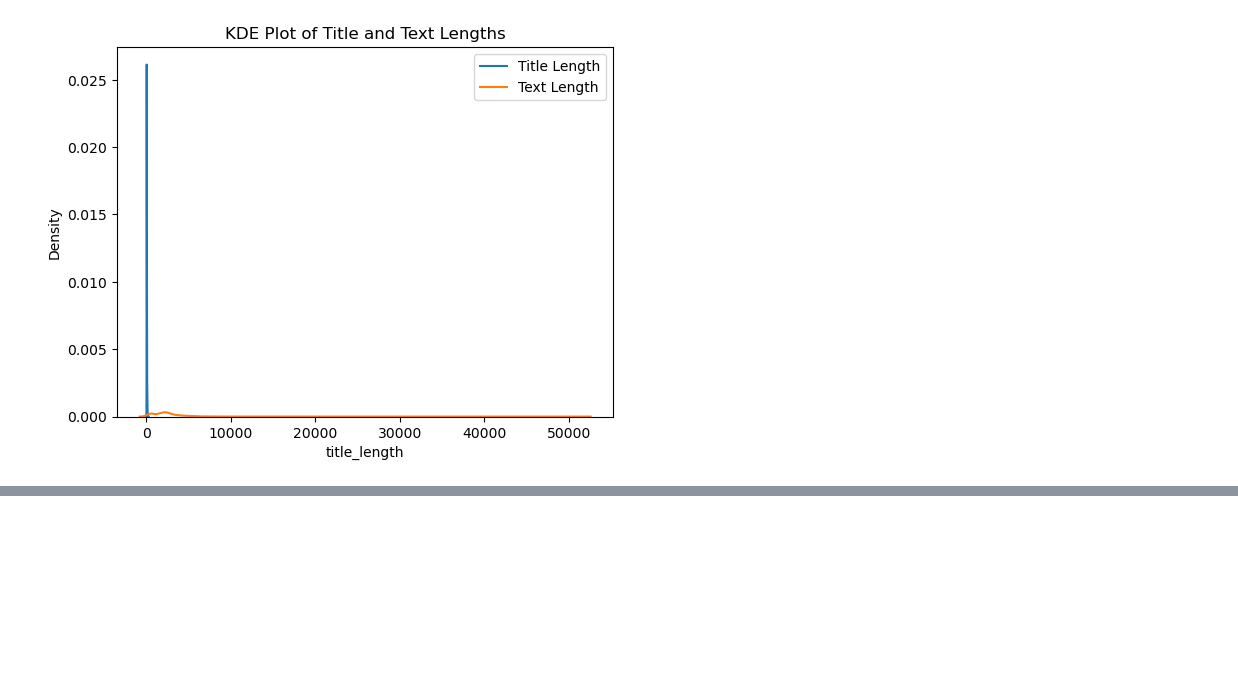
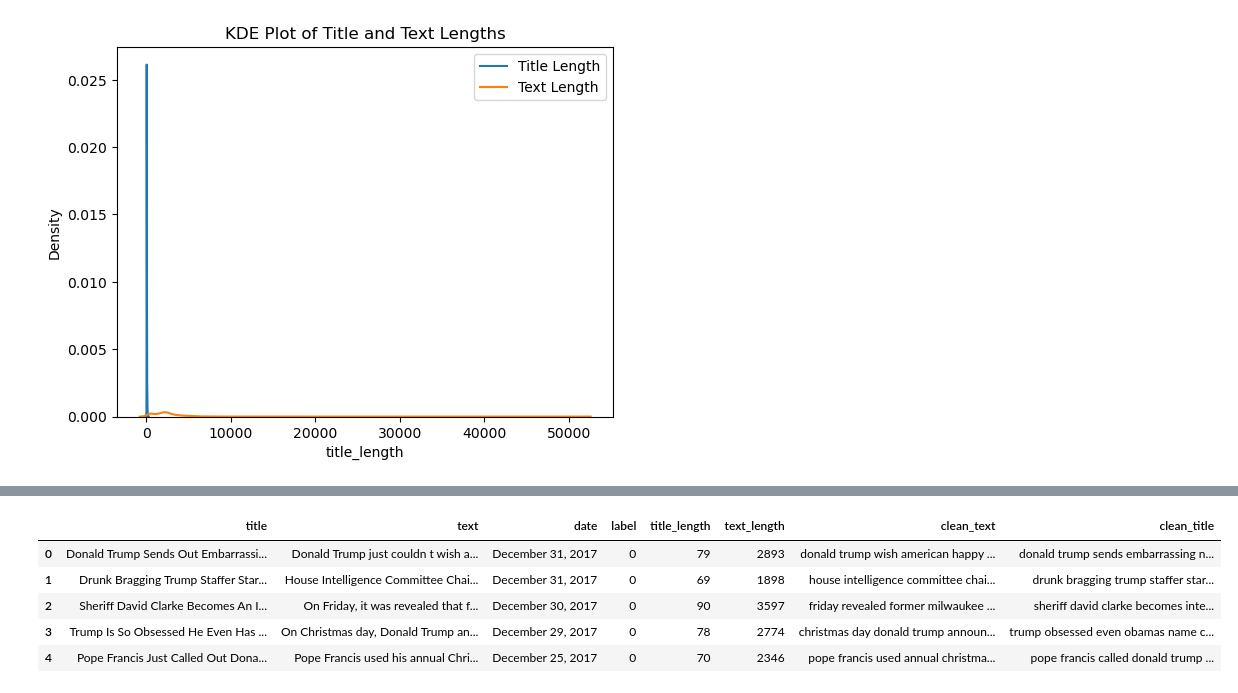
Before and after one commit to Atreus76/Fake-News-Detector, a Jupyter notebook: Notebooks/EDA.ipynb, the cells around one changed output, grey strips where cells are left out. Drawn from its saved outputs; the diff is of its cells as text; code cells hidden in the pictures; blank space fills up the shorter version.

```diff
--- a/Notebooks/EDA.ipynb
+++ b/Notebooks/EDA.ipynb
@@ -223,3 +223,25 @@ plt.legend()
 plt.show()
 # %% [output]
 [figure]
+# %%
+import re
+import nltk
+from nltk.corpus import stopwords
+nltk.download('stopwords')
+from nltk.stem import WordNetLemmatizer
+nltk.download('wordnet')
+def clean_text(text):
+    text = text.lower()
+    text = re.sub(r'http\S+|www.\S+', '', text)
+    text = re.sub(r'@\w+', '', text)
+    text = re.sub(r'#\w+', '', text)
+    text = re.sub(r'[^a-z\s]', '', text)
+    text = re.sub(r'\s+', ' ', text).strip()
+
+    stop_words = set(stopwords.words('english'))
+    text = ' '.join(word for word in text.split() if word not in stop_words)
+
+    lemmatizer = WordNetLemmatizer()
+    text = ' '.join(lemmatizer.lemmatize(word) for word in text.split())
+
+    return text
@@ -225,0 +254,13 @@ plt.show()
+# %%
+full_data['clean_text'] = full_data['text'].apply(clean_text)
+# %%
+full_data['clean_title'] = full_data['title'].apply(clean_text)
+# %%
+full_data.head()
+# %% [output]
+|  | title | text | date | label | title_length | text_length | clean_text | clean_title |
+| 0 | Donald Trump Sends Out Embarrassi... | Donald Trump just couldn t wish a... | December 31, 2017 | 0 | 79 | 2893 | donald trump wish american happy ... | donald trump sends embarrassing n... |
+| 1 | Drunk Bragging Trump Staffer Star... | House Intelligence Committee Chai... | December 31, 2017 | 0 | 69 | 1898 | house intelligence committee chai... | drunk bragging trump staffer star... |
+| 2 | Sheriff David Clarke Becomes An I... | On Friday, it was revealed that f... | December 30, 2017 | 0 | 90 | 3597 | friday revealed former milwaukee ... | sheriff david clarke becomes inte... |
+| 3 | Trump Is So Obsessed He Even Has ... | On Christmas day, Donald Trump an... | December 29, 2017 | 0 | 78 | 2774 | christmas day donald trump announ... | trump obsessed even obamas name c... |
+| 4 | Pope Francis Just Called Out Dona... | Pope Francis used his annual Chri... | December 25, 2017 | 0 | 70 | 2346 | pope francis used annual christma... | pope francis called donald trump ... |
```
Also changed, not shown: parts of 4 cells of this notebook.
